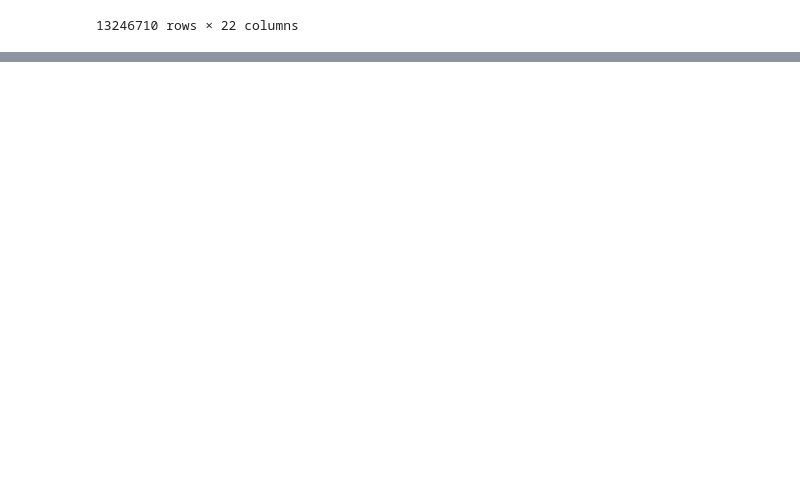
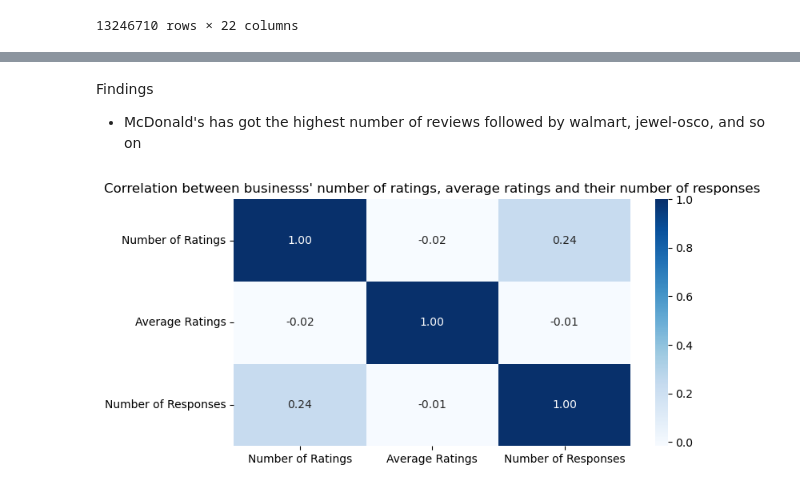
Before and after one commit to preyali/IT492_Pheonix_1, a Jupyter notebook: EDA_FeatureExtraction.ipynb, the cells around one changed output, grey strips where cells are left out. Saved outputs shown, nothing was run; the diff lists cells and outputs as text; code cells hidden in the pictures; blank space fills up the shorter version.

```diff
--- a/EDA_FeatureExtraction.ipynb
+++ b/EDA_FeatureExtraction.ipynb
@@ -72,0 +254,21 @@ merged_data
+# %% [markdown]
+Findings
+- McDonald's has got the highest number of reviews followed by walmart, jewel-osco, and so on
+# %%
+# Heatmap to show relation between some variables
+
+# Calculate the number of ratings, average ratings, and number of responses
+ratings_counts = merged_data.groupby('name_y')['rating'].sum()
+average_ratings = merged_data.groupby('name_y')['rating'].mean()
+responses_counts = merged_data.groupby('name_y')['resp'].apply(lambda x: x.notnull().sum())
+
+# Create a heatmap
+heatmap_data = pd.DataFrame({'Number of Ratings': ratings_counts,
+                             'Average Ratings': average_ratings,
+                             'Number of Responses': responses_counts})
+plt.figure(figsize=(8, 4))
+sns.heatmap(heatmap_data.corr(), annot=True, cmap='Blues', fmt=".2f")
+plt.title("Correlation between businesss' number of ratings, average ratings and their number of responses")
+plt.show()
+# %% [output]
+[figure, added]
```
Also changed, not shown: parts of 33 cells of this notebook.
